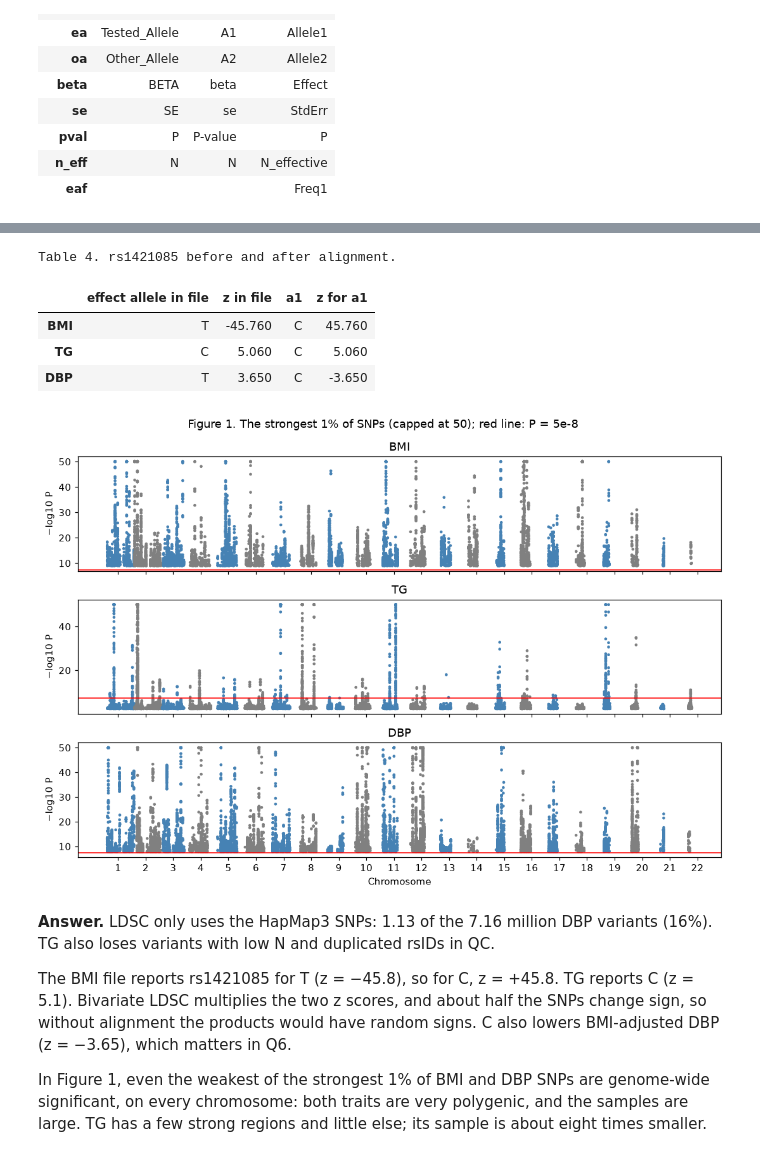
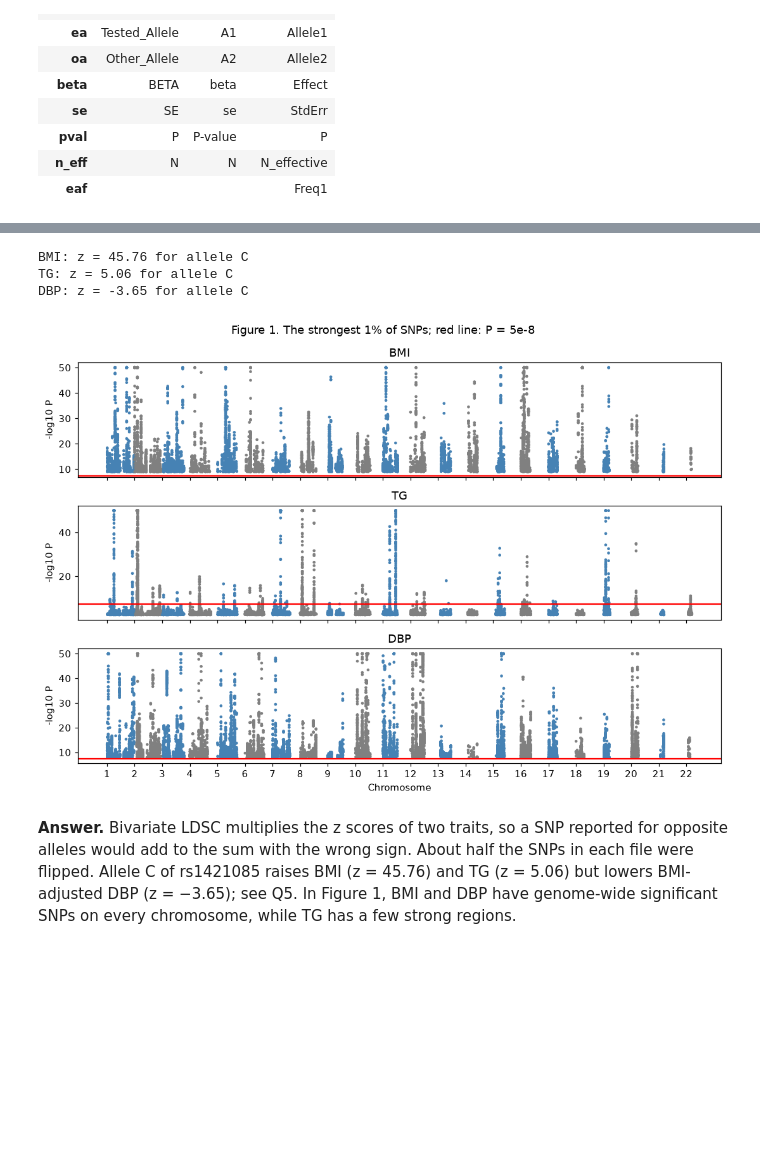
Before and after one commit to bvilhjal/ATIG_2026, a Jupyter notebook: teaching_days/2026-10-29/LDSC/LDSC_practical_answers.ipynb, the cells around one changed output, grey strips where cells are left out. Saved outputs shown, nothing was run; the diff lists cells and outputs as text; code cells hidden in the pictures; blank space fills up the shorter version.

```diff
--- a/teaching_days/2026-10-29/LDSC/LDSC_practical_answers.ipynb
+++ b/teaching_days/2026-10-29/LDSC/LDSC_practical_answers.ipynb
@@ -144,16 +134,15 @@ the most associated regions?
 # %%
 ref = load_ld_reference('hm3-eur')
-print(ref)
 
 aligned = {}
 counts = {}
 for trait, sumstats in gwas.items():
     keep, qc = allelign.qc_sumstats(sumstats)
     aligned[trait] = allelign.harmonize(sumstats.subset(keep), ref.variants)
-    counts[trait] = {'in file': len(sumstats), 'after QC': qc['n_kept'],
+    counts[trait] = {'in file': len(sumstats),
                      'matched': aligned[trait].log['n_matched'],
-                     'sign changed': aligned[trait].log['n_flipped']}
+                     'flipped': aligned[trait].log['n_flipped']}
 
-print('Table 2. Variants kept at each step.')
+print('Table 2. Variants in each file, matched to the reference, and flipped to a1.')
 display(pd.DataFrame(counts))
 # %% [output]
@@ -196,59 +179,39 @@ Table 3. The first aligned SNPs for BMI.
 # %%
 snp = 'rs1421085'  # TRY: rs1260326 (GCKR) or rs13107325 (SLC39A8)
-
-rows = {}
-for trait, sumstats in gwas.items():
-    after = snps[trait].set_index('snp').loc[snp]
-    # Find the SNP in the file: by rsID, or by position (DBP).
-    in_file = (sumstats.id == snp) | ((sumstats.chrom == str(after['chrom'])) & (sumstats.pos == after['pos']))
-    i = np.flatnonzero(in_file)[0]
-    rows[trait] = {'effect allele in file': sumstats.ea[i],
-                   'z in file': round(sumstats.beta[i] / sumstats.se[i], 2),
-                   'a1': after['a1'],
-                   'z for a1': round(after['z'], 2)}
-
-print(f'Table 4. {snp} before and after alignment.')
-display(pd.DataFrame(rows).T)
+for trait, table in snps.items():
+    row = table[table['snp'] == snp]
+    print(f"{trait}: z = {row['z'].item():.2f} for allele {row['a1'].item()}")
 # %% [output]
-Table 4. rs1421085 before and after alignment.
+BMI: z = 45.76 for allele C
+TG: z = 5.06 for allele C
+DBP: z = -3.65 for allele C
-|  | effect allele in file | z in file | a1 | z for a1 |
-| BMI | T | -45.760 | C | 45.760 |
-| TG | C | 5.060 | C | 5.060 |
-| DBP | T | 3.650 | C | -3.650 |
 # %%
-def manhattan(ax, table, top=0.01, cap=50):
-    """Manhattan plot of the strongest 1% of SNPs; -log10 P above `cap` is drawn at `cap`."""
-    minus_log10_p = -stats.chi2.logsf(table['z']**2, df=1) / np.log(10)  # Works for huge z.
-    best = table[minus_log10_p >= np.quantile(minus_log10_p, 1 - top)]
-    x = best['chrom'] + best['pos'] / 250e6  # Chromosomes side by side; chr1 is 249 Mb.
-    colour = np.where(best['chrom'] % 2 == 0, 'grey', 'steelblue')
-    y = np.minimum(minus_log10_p[best.index], cap)
+def manhattan(ax, table):
+    """Plot the 1% of SNPs with the smallest P values along the genome."""
+    top = table.nsmallest(len(table) // 100, 'p')
+    x = top['chrom'] + top['pos'] / 250e6        # Chromosomes side by side.
+    y = -np.log10(top['p'].clip(lower=1e-50))     # P below 1e-50 is drawn at 50.
+    colour = np.where(top['chrom'] % 2 == 0, 'grey', 'steelblue')
     ax.scatter(x, y, c=colour, s=4)
-    ax.axhline(-np.log10(5e-8), color='red', linewidth=1)  # Genome-wide significance.
-    ax.set_xticks(np.arange(1, 23) + 0.4, np.arange(1, 23))
-    ax.set_ylabel('−log10 P')
+    ax.axhline(-np.log10(5e-8), color='red')      # Genome-wide significance.
+    ax.set_xticks(range(1, 23))
+    ax.set_ylabel('-log10 P')
 
 
 fig, axes = plt.subplots(3, 1, figsize=(10, 7), sharex=True)
 for ax, trait in zip(axes, snps):
     manhattan(ax, snps[trait])
     ax.set_title(trait)
 axes[-1].set_xlabel('Chromosome')
-fig.suptitle('Figure 1. The strongest 1% of SNPs (capped at 50); red line: P = 5e-8')
+fig.suptitle('Figure 1. The strongest 1% of SNPs; red line: P = 5e-8')
 plt.tight_layout()
 plt.show()
 # %% [output]
-[figure, old version]
+[figure, new version]
 # %% [markdown]
-**Answer.** LDSC only uses the HapMap3 SNPs: 1.13 of the 7.16 million DBP variants (16%).
-TG also loses variants with low N and duplicated rsIDs in QC.
-
-The BMI file reports rs1421085 for T (z = −45.8), so for C, z = +45.8. TG reports C
-(z = 5.1). Bivariate LDSC multiplies the two z scores, and about half the SNPs change sign,
-so without alignment the products would have random signs. C also lowers
-BMI-adjusted DBP (z = −3.65), which matters in Q6.
-
-In Figure 1, even the weakest of the strongest 1% of BMI and DBP SNPs are genome-wide
-significant, on every chromosome: both traits are very polygenic, and the samples are
-large. TG has a few strong regions and little else; its sample is about eight times smaller.
+**Answer.** Bivariate LDSC multiplies the z scores of two traits, so a SNP reported for
+opposite alleles would add to the sum with the wrong sign. About half the SNPs in each file
+were flipped. Allele C of rs1421085 raises BMI (z = 45.76) and TG (z = 5.06) but lowers
+BMI-adjusted DBP (z = −3.65); see Q5. In Figure 1, BMI and DBP have genome-wide significant
+SNPs on every chromosome, while TG has a few strong regions.
 # %% [markdown]
```
Also changed, not shown: parts of 29 cells of this notebook, 8 other files.
